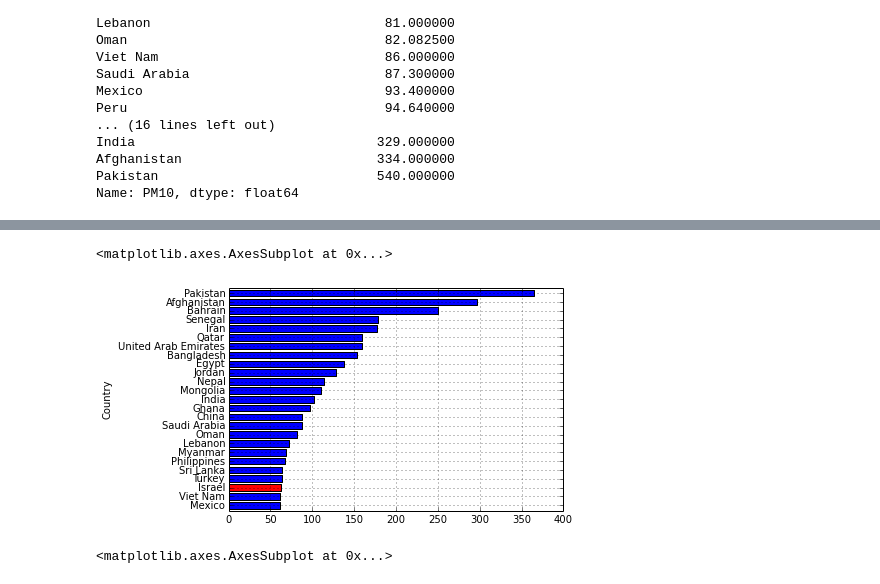
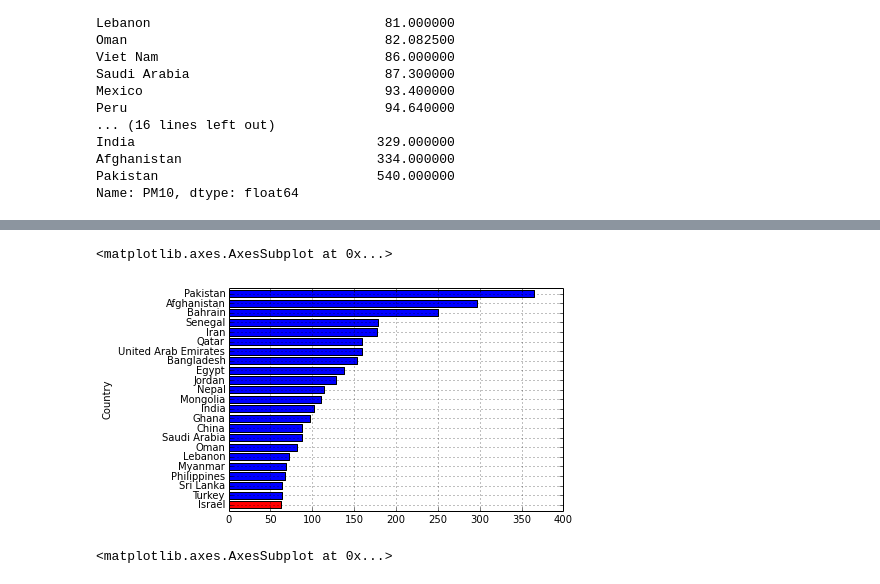
Before and after one commit to dov/dov-ipynb, a Jupyter notebook: Israel air pollution.ipynb, the cells around one changed output, grey strips where cells are left out. Cells and saved outputs as stored; diff of their text form; code cells hidden in the pictures.

Commit message:
Fixed calculation of Israeli mean and max values

```diff
--- a/Israel air pollution.ipynb
+++ b/Israel air pollution.ipynb
@@ -73,8 +73,8 @@ a[a.Country=='Israel '][['City/station','PM10']]
 # This is easily summarized
 pm10_israel = a[a.Country=='Israel '].PM10
 d = pm10_israel.describe()
-israel_mean = d.mean()
-israel_max = d.max()
+israel_mean = pm10_israel.mean()
+israel_max = pm10_israel.max()
 d
 # %% [output]
 count    12.000000
@@ -134,5 +134,7 @@ Pakistan                540.000000
 Name: PM10, Length: 90, dtype: float64
 # %%
 # Let's count how many of these are worse than israel
-(pm10_max > israel_max).sum()
+epsilon=1e-3
+count_max = (pm10_max >= israel_max-epsilon).sum()
+count_max
 # %% [output]
@@ -140,3 +142,4 @@ Name: PM10, Length: 90, dtype: float64
 # %%
-(pm10_mean > israel_mean).sum()
+count_mean = (pm10_mean >= israel_mean-epsilon).sum()
+count_mean
 # %% [output]
@@ -185,10 +188,10 @@ Name: PM10, dtype: float64
 # %%
 # Let's plot these with some fancy colering
-s = pm10_mean.tail(25)
+s = pm10_mean.tail(count_mean)
 my_color = ['r' if lbl=='Israel ' else 'b' for lbl in s.index]
 s.plot(kind='barh',color=my_color)
 # %% [output]
 <matplotlib.axes.AxesSubplot at 0x...>
-[figure, old version]
+[figure, new version]
 # %%
 # The same for the max
```
Also changed, not shown: parts of 7 cells of this notebook.
